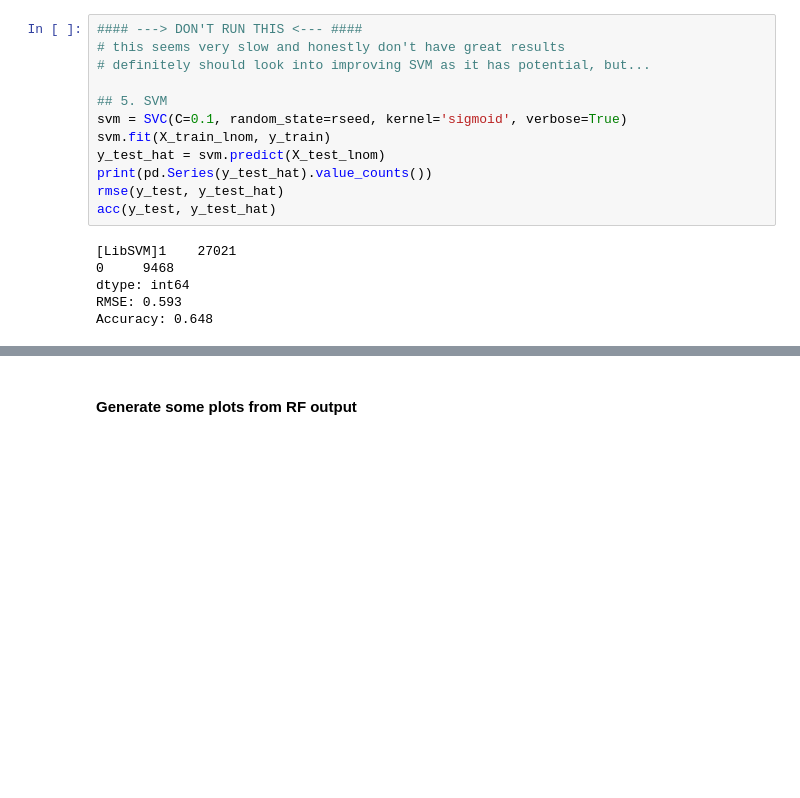
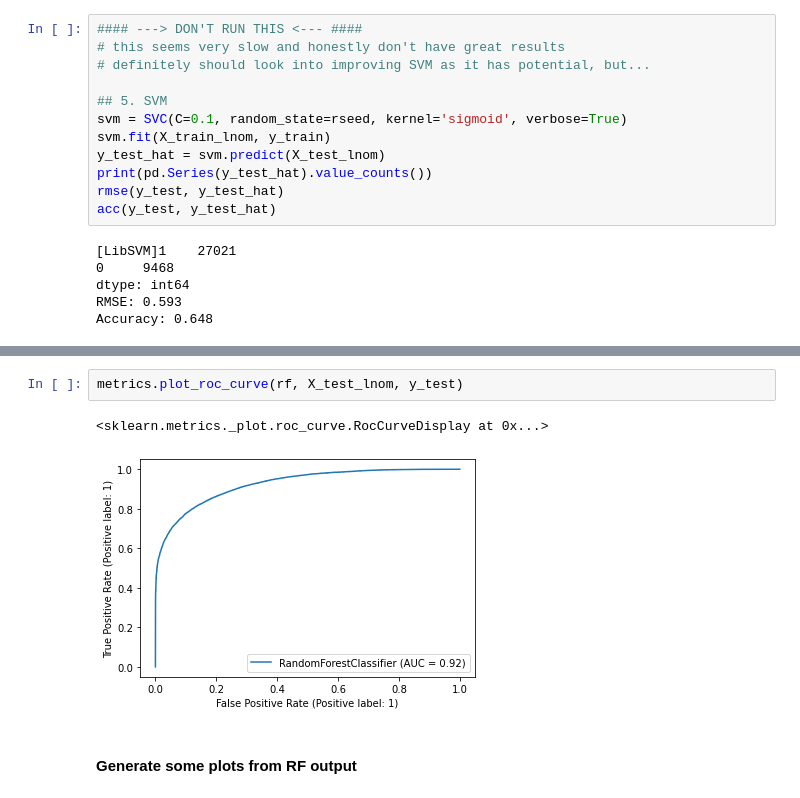
Before and after one commit to benjaminhwittenbrink/cs229_kickstarter, a Jupyter notebook: prelim_analysis.ipynb, the cells around one changed output, grey strips where cells are left out. Cells and saved outputs as stored; diff of their text form; blank space fills up the shorter version.

```diff
--- a/prelim_analysis.ipynb
+++ b/prelim_analysis.ipynb
@@ -253,3 +308,8 @@ Accuracy: 0.923
+# %%
+metrics.plot_roc_curve(rf, X_test_lnom, y_test)
+# %% [output]
+<sklearn.metrics._plot.roc_curve.RocCurveDisplay at 0x...>
+[figure, added]
 # %% [markdown]
 #### Generate some plots from RF output
 # %%
```
Also changed, not shown: parts of 19 cells of this notebook, 2 other files.
